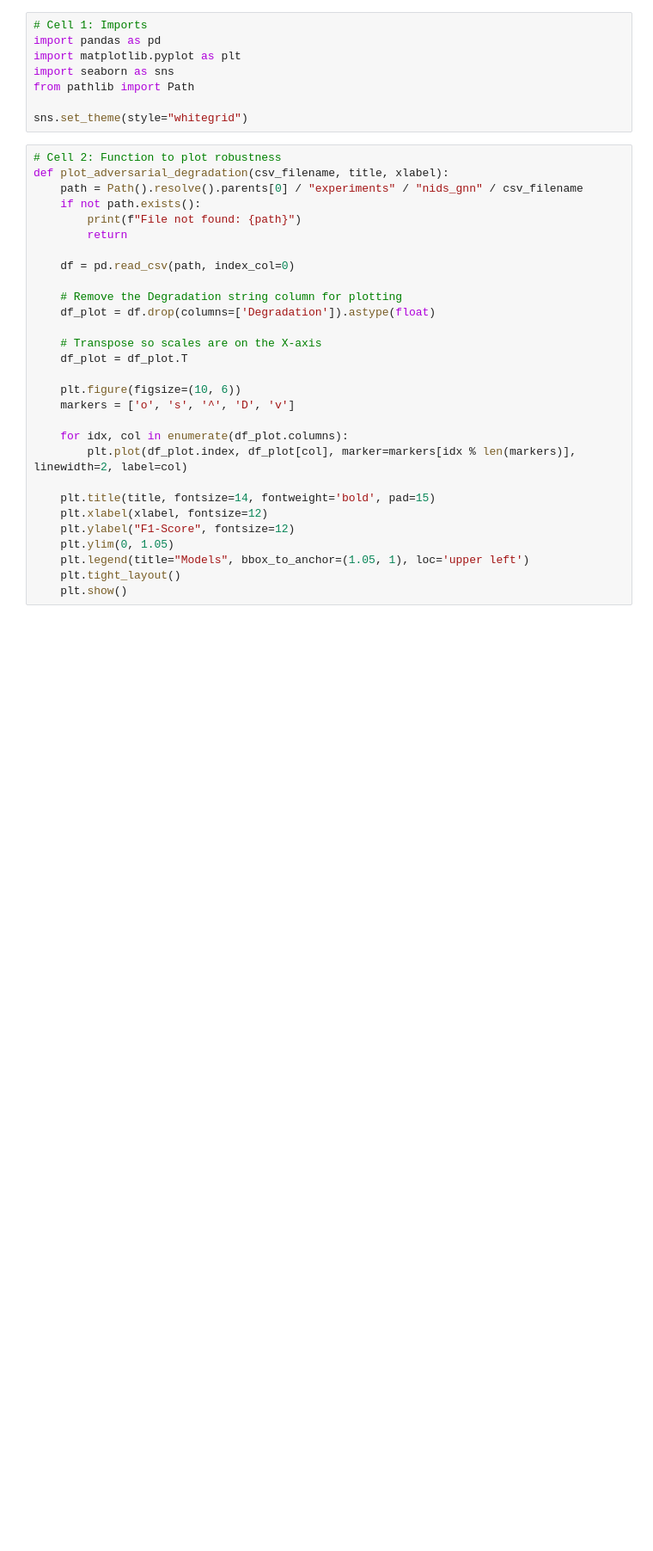
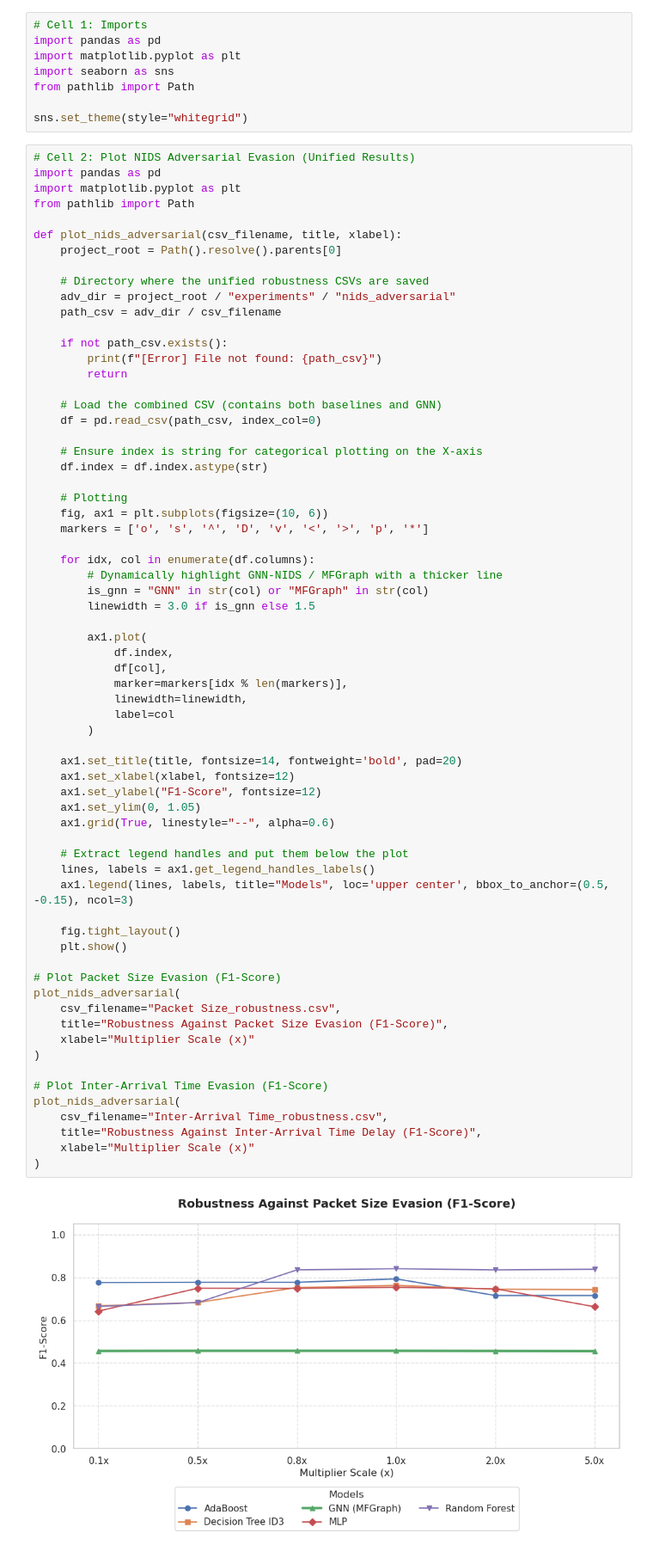
Before and after one commit to SimonRi1/DeepGraphDefense-GNN, a Jupyter notebook: notebooks/04_adversarial_robustness.ipynb, the cells around one changed output. Shown at 86% size. Cells and saved outputs as stored; diff of their text form; blank space fills up the shorter version.

```diff
--- a/notebooks/04_adversarial_robustness.ipynb
+++ b/notebooks/04_adversarial_robustness.ipynb
@@ -7,31 +7,70 @@ from pathlib import Path
 
 sns.set_theme(style="whitegrid")
 # %%
-# Cell 2: Function to plot robustness
-def plot_adversarial_degradation(csv_filename, title, xlabel):
-    path = Path().resolve().parents[0] / "experiments" / "nids_gnn" / csv_filename
-    if not path.exists():
-        print(f"File not found: {path}")
+# Cell 2: Plot NIDS Adversarial Evasion (Unified Results)
+import pandas as pd
+import matplotlib.pyplot as plt
+from pathlib import Path
+
+def plot_nids_adversarial(csv_filename, title, xlabel):
+    project_root = Path().resolve().parents[0]
+
+    # Directory where the unified robustness CSVs are saved
+    adv_dir = project_root / "experiments" / "nids_adversarial"
+    path_csv = adv_dir / csv_filename
+
+    if not path_csv.exists():
+        print(f"[Error] File not found: {path_csv}")
         return
 
-    df = pd.read_csv(path, index_col=0)
+    # Load the combined CSV (contains both baselines and GNN)
+    df = pd.read_csv(path_csv, index_col=0)
 
-    # Remove the Degradation string column for plotting
-    df_plot = df.drop(columns=['Degradation']).astype(float)
+    # Ensure index is string for categorical plotting on the X-axis
+    df.index = df.index.astype(str)
 
-    # Transpose so scales are on the X-axis
-    df_plot = df_plot.T
+    # Plotting
+    fig, ax1 = plt.subplots(figsize=(10, 6))
+    markers = ['o', 's', '^', 'D', 'v', '<', '>', 'p', '*']
 
-    plt.figure(figsize=(10, 6))
-    markers = ['o', 's', '^', 'D', 'v']
+    for idx, col in enumerate(df.columns):
+        # Dynamically highlight GNN-NIDS / MFGraph with a thicker line
+        is_gnn = "GNN" in str(col) or "MFGraph" in str(col)
+        linewidth = 3.0 if is_gnn else 1.5
 
-    for idx, col in enumerate(df_plot.columns):
-        plt.plot(df_plot.index, df_plot[col], marker=markers[idx % len(markers)], linewidth=2, label=col)
+        ax1.plot(
+            df.index,
+            df[col],
+            marker=markers[idx % len(markers)],
+            linewidth=linewidth,
+            label=col
+        )
 
-    plt.title(title, fontsize=14, fontweight='bold', pad=15)
-    plt.xlabel(xlabel, fontsize=12)
-    plt.ylabel("F1-Score", fontsize=12)
-    plt.ylim(0, 1.05)
-    plt.legend(title="Models", bbox_to_anchor=(1.05, 1), loc='upper left')
-    plt.tight_layout()
+    ax1.set_title(title, fontsize=14, fontweight='bold', pad=20)
+    ax1.set_xlabel(xlabel, fontsize=12)
+    ax1.set_ylabel("F1-Score", fontsize=12)
+    ax1.set_ylim(0, 1.05)
+    ax1.grid(True, linestyle="--", alpha=0.6)
+
+    # Extract legend handles and put them below the plot
+    lines, labels = ax1.get_legend_handles_labels()
+    ax1.legend(lines, labels, title="Models", loc='upper center', bbox_to_anchor=(0.5, -0.15), ncol=3)
+
+    fig.tight_layout()
     plt.show()
+
+# Plot Packet Size Evasion (F1-Score)
+plot_nids_adversarial(
+    csv_filename="Packet Size_robustness.csv",
+    title="Robustness Against Packet Size Evasion (F1-Score)",
+    xlabel="Multiplier Scale (x)"
+)
+
+# Plot Inter-Arrival Time Evasion (F1-Score)
+plot_nids_adversarial(
+    csv_filename="Inter-Arrival Time_robustness.csv",
+    title="Robustness Against Inter-Arrival Time Delay (F1-Score)",
+    xlabel="Multiplier Scale (x)"
+)
+# %% [output]
+[figure, added]
```
Also changed, not shown: parts of 4 cells of this notebook, 2 other files.
